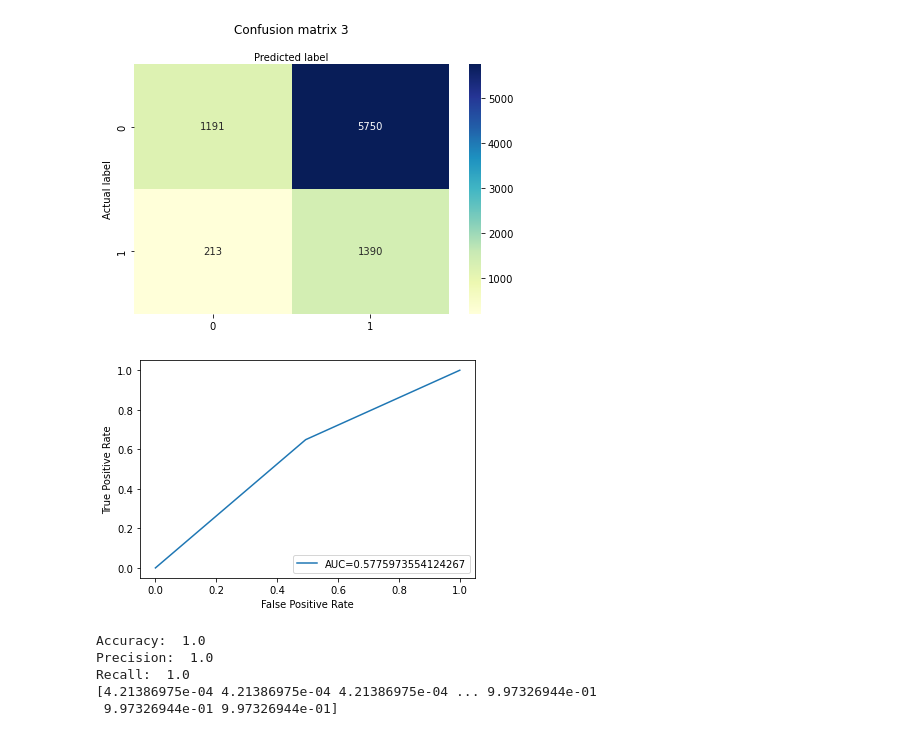
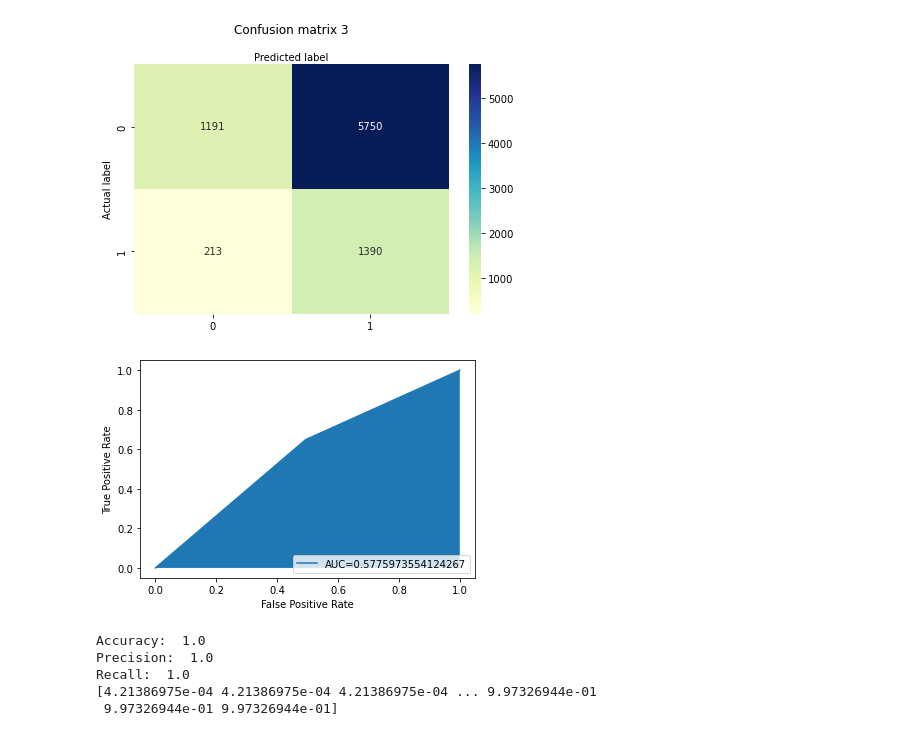
Before and after one commit to noodleybroodley/Final-Capstone, a Jupyter notebook: notebooks/test.ipynb, the cells around one changed output. Cells and saved outputs as stored; diff of their text form; code cells hidden in the pictures.

```diff
--- a/notebooks/test.ipynb
+++ b/notebooks/test.ipynb
@@ -196,6 +188,6 @@ plt.show()
 # %%
-xy_values = test_df[test_df['LBXHCT']>-1]
-xy_values = xy_values[xy_values['High_SYS_BP']>-1].sort_values(by='LBXHCT')
+xy_values = test_df[['LBXHCT','High_SYS_BP']]
+xy_values = xy_values.dropna()
 x_values = xy_values['LBXHCT'].to_numpy().reshape(-1,1)
 y_values = xy_values['High_SYS_BP'].to_numpy().astype('int')
 
@@ -314,15 +308,16 @@ Recall:  0.6487835308796007
 # %%
 fpr_3, tpr_3, _ = roc_curve(y_values,  y_hat_3)
 auc_3 = roc_auc_score(y_values, y_hat_3)
 
 #create ROC curve
 plt.plot(fpr_3,tpr_3,label=f'AUC={auc_3}')
 plt.ylabel('True Positive Rate')
 plt.xlabel('False Positive Rate')
+plt.fill_between(fpr_3, 0, tpr_3)
 plt.legend(loc=4)
 plt.show()
 # %% [output]
-[figure, old version]
+[figure, new version]
 # %%
 xy_values_2 = test_df[['LBXHCT','RIDAGEYR','High_SYS_BP']]
 xy_values_2 = xy_values_2.dropna()
```
Also changed, not shown: parts of 18 cells of this notebook, 2 other files.
